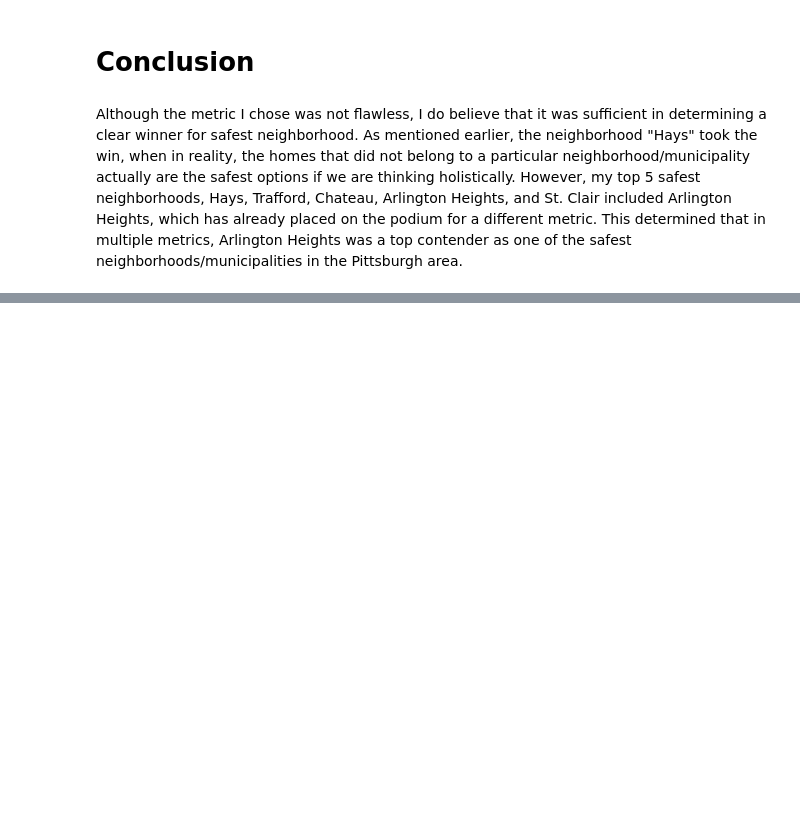
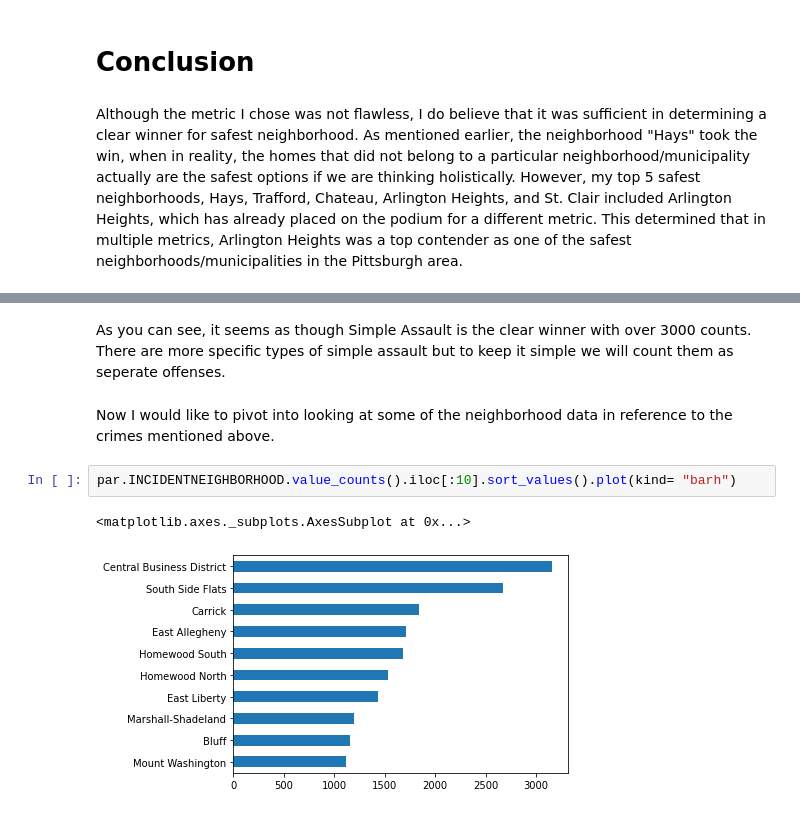
Before and after one commit to brendonlee11/Final-Project-Group-49, a Jupyter notebook: Final-Presentation-Notebook.ipynb, the cells around one changed output, grey strips where cells are left out. Saved outputs shown, nothing was run; the diff lists cells and outputs as text; blank space fills up the shorter version.

```diff
--- a/Final-Presentation-Notebook.ipynb
+++ b/Final-Presentation-Notebook.ipynb
@@ -346,0 +388,9 @@ Although the metric I chose was not flawless, I do believe that it was sufficien
+# %% [markdown]
+As you can see, it seems as though Simple Assault is the clear winner with over 3000 counts. There are more specific types of simple assault but to keep it simple we will count them as seperate offenses.
+# %% [markdown]
+Now I would like to pivot into looking at some of the neighborhood data in reference to the crimes mentioned above.
+# %%
+par.INCIDENTNEIGHBORHOOD.value_counts().iloc[:10].sort_values().plot(kind= "barh")
+# %% [output]
+<matplotlib.axes._subplots.AxesSubplot at 0x...>
+[figure, added]
```
Also changed, not shown: parts of 19 cells of this notebook, 2 other files.
